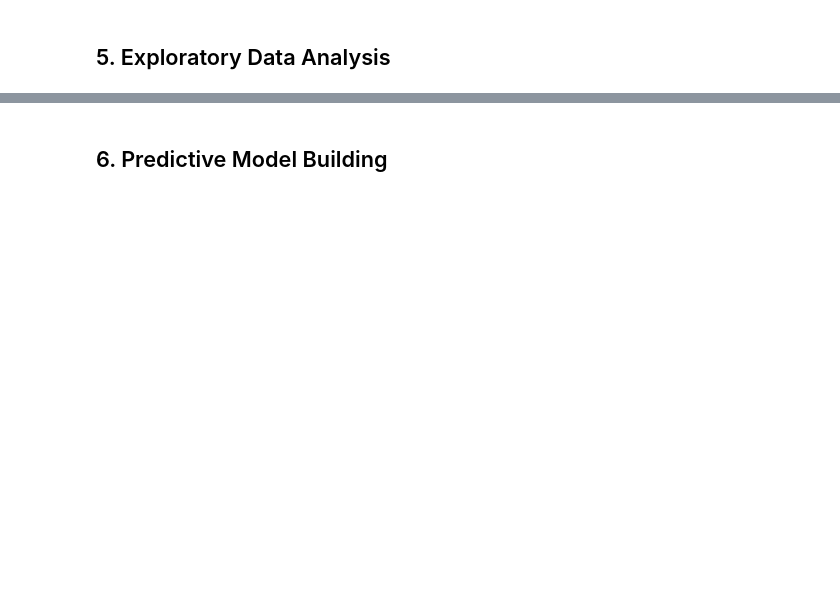
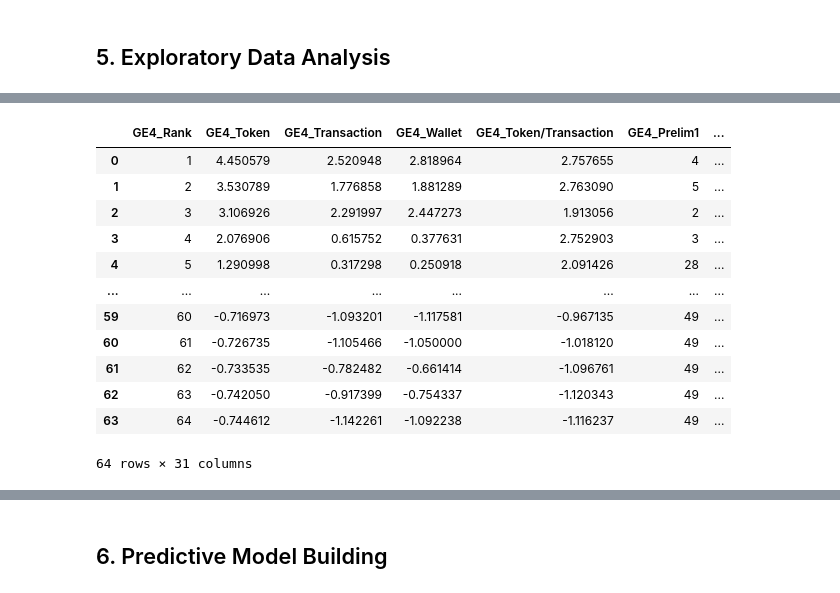
Before and after one commit to vk-poonyakanok/BNK48_CGM48_GE4_Analysis, a Jupyter notebook: BNK48_CGM48_GE4_predictive_analysis.ipynb, the cells around one changed output, grey strips where cells are left out. Cells and saved outputs as stored; diff of their text form; code cells hidden in the pictures; blank space fills up the shorter version.

```diff
--- a/BNK48_CGM48_GE4_predictive_analysis.ipynb
+++ b/BNK48_CGM48_GE4_predictive_analysis.ipynb
@@ -164,0 +291,16 @@ df
+# %%
+df
+# %% [output]
+|  | GE4_Rank | GE4_Token | GE4_Transaction | GE4_Wallet | GE4_Token/Transaction | GE4_Prelim1 | ... |
+| 0 | 1 | 4.450579 | 2.520948 | 2.818964 | 2.757655 | 4 | ... |
+| 1 | 2 | 3.530789 | 1.776858 | 1.881289 | 2.763090 | 5 | ... |
+| 2 | 3 | 3.106926 | 2.291997 | 2.447273 | 1.913056 | 2 | ... |
+| 3 | 4 | 2.076906 | 0.615752 | 0.377631 | 2.752903 | 3 | ... |
+| 4 | 5 | 1.290998 | 0.317298 | 0.250918 | 2.091426 | 28 | ... |
+| ... | ... | ... | ... | ... | ... | ... | ... |
+| 59 | 60 | -0.716973 | -1.093201 | -1.117581 | -0.967135 | 49 | ... |
+| 60 | 61 | -0.726735 | -1.105466 | -1.050000 | -1.018120 | 49 | ... |
+| 61 | 62 | -0.733535 | -0.782482 | -0.661414 | -1.096761 | 49 | ... |
+| 62 | 63 | -0.742050 | -0.917399 | -0.754337 | -1.120343 | 49 | ... |
+| 63 | 64 | -0.744612 | -1.142261 | -1.092238 | -1.116237 | 49 | ... |
+64 rows × 31 columns
```
Also changed, not shown: parts of 14 cells of this notebook, 2 other files.
